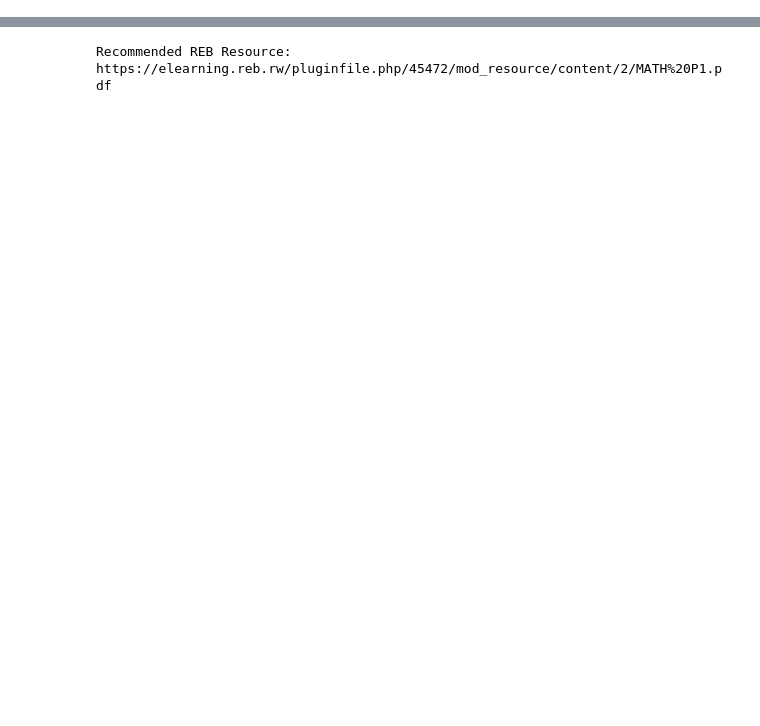
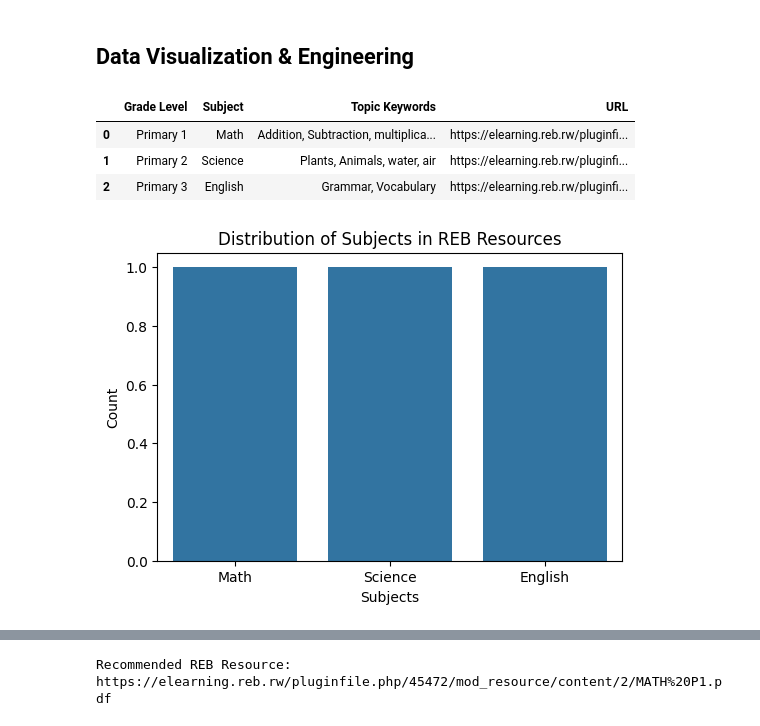
Before and after one commit to ZigaLarissa/EduAssist, a Jupyter notebook: model.ipynb, the cells around one changed output, grey strips where cells are left out. Drawn from its saved outputs; the diff is of its cells as text; code cells hidden in the pictures; blank space fills up the shorter version.

Commit message:
data visualization

```diff
--- a/model.ipynb
+++ b/model.ipynb
@@ -4,3 +7,34 @@ import numpy as np
 import spacy
 from sklearn.feature_extraction.text import TfidfVectorizer
 from sklearn.metrics.pairwise import cosine_similarity
+# %% [markdown]
+## Data Visualization & Engineering
+# %%
+# Sample dataset of REB resources
+reb_resources = pd.DataFrame({
+    'Grade Level': ['Primary 1', 'Primary 2', 'Primary 3'],
+    'Subject': ['Math', 'Science', 'English'],
+    'Topic Keywords': ['Addition, Subtraction, multiplicatin division', 'Plants, Animals, water, air', 'Grammar, Vocabulary'],
+    'URL': [
+        'https://elearning.reb.rw/pluginfile.php/45472/mod_resource/content/2/MATH%20P1.pdf',
+        'https://elearning.reb.rw/pluginfile.php/85767/mod_resource/content/1/SET%20P2%20Student%20Book.pdf',
+        'https://elearning.reb.rw/pluginfile.php/45481/mod_resource/content/1/English%20p3.pdf'
+    ]
+})
+
+reb_resources.head()
+# %% [output]
+|  | Grade Level | Subject | Topic Keywords | URL |
+| 0 | Primary 1 | Math | Addition, Subtraction, multiplica... | https://elearning.reb.rw/pluginfi... |
+| 1 | Primary 2 | Science | Plants, Animals, water, air | https://elearning.reb.rw/pluginfi... |
+| 2 | Primary 3 | English | Grammar, Vocabulary | https://elearning.reb.rw/pluginfi... |
+# %%
+# Visualizing the distribution of subjects
+plt.figure(figsize=(6,4))
+sns.countplot(x='Subject', data=reb_resources)
+plt.title("Distribution of Subjects in REB Resources")
+plt.xlabel("Subjects")
+plt.ylabel("Count")
+plt.show()
+# %% [output]
+[figure, added]
```
Also changed, not shown: parts of 3 cells of this notebook, 1 other file.
